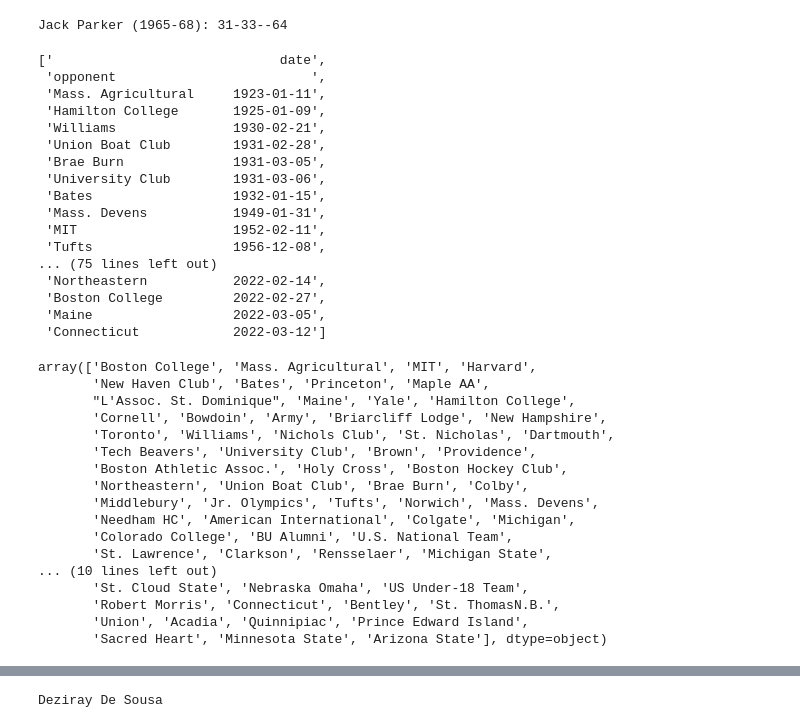
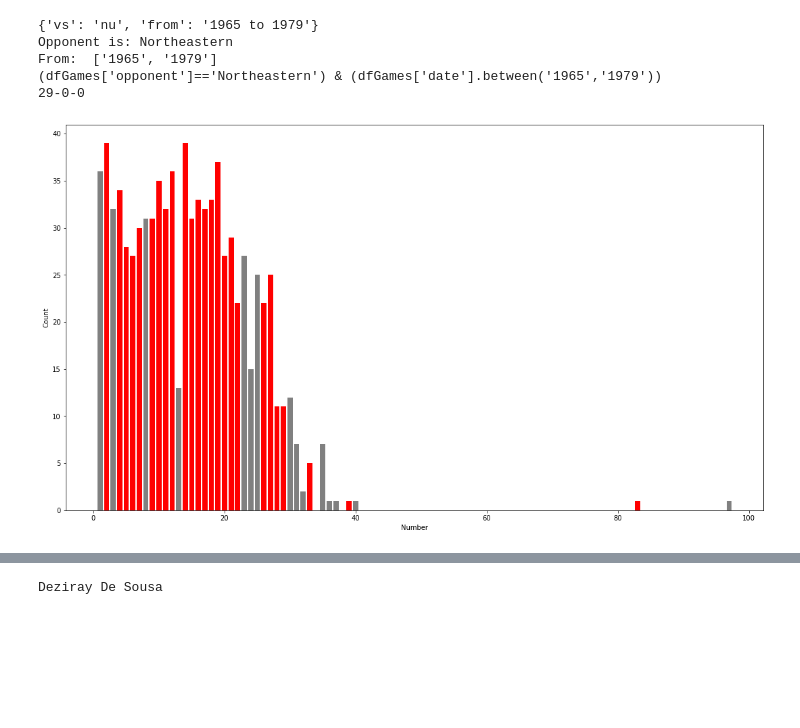
Before and after one commit to redsoxfan2194/buhockeystats, a Jupyter notebook: iPythonNoteBooks/BU Record Book-Clean.ipynb, the cells around one changed output, grey strips where cells are left out. Drawn from its saved outputs; the diff is of its cells as text; code cells hidden in the pictures; blank space fills up the shorter version.

```diff
--- a/iPythonNoteBooks/BU Record Book-Clean.ipynb
+++ b/iPythonNoteBooks/BU Record Book-Clean.ipynb
@@ -2058,7 +2058,7 @@ def getBeanpotStats(dfBean,query):
 #query='last game in 7+ goal games under albie'
 #query="#33 in 2018-19"
 #query="1994 beanpot eberly"
-query="jack parker career statline"
+query="record vs nu from 1965 to 1979"
 query,gender=determineGender(query)
 query=query.lstrip(' ')
 if(gender=='Womens'):
@@ -2098,44 +2098,29 @@ if(result==''):
         result=getPlayerStats(playerDfs,query)
 print(result)
 # %% [output]
-Jack Parker (1965-68): 31-33--64
+{'vs': 'nu', 'from': '1965 to 1979'}
+Opponent is: Northeastern
+From:  ['1965', '1979']
+(dfGames['opponent']=='Northeastern') & (dfGames['date'].between('1965','1979'))
+29-0-0
-# %%
-dfGames.loc[dfGames['tourney']!='Non-Colleigate'].groupby('opponent')[['date']].max().sort_values('date').to_string().split('\n')
-# %% [output]
-['                             date',
- 'opponent                         ',
- 'Mass. Agricultural     1923-01-11',
- 'Hamilton College       1925-01-09',
- 'Williams               1930-02-21',
- 'Union Boat Club        1931-02-28',
- 'Brae Burn              1931-03-05',
- 'University Club        1931-03-06',
- 'Bates                  1932-01-15',
- 'Mass. Devens           1949-01-31',
- 'MIT                    1952-02-11',
- 'Tufts                  1956-12-08',
-... (75 lines left out)
- 'Northeastern           2022-02-14',
- 'Boston College         2022-02-27',
- 'Maine                  2022-03-05',
- 'Connecticut            2022-03-12']
-# %%
-dfGames['opponent'].unique()
-# %% [output]
-array(['Boston College', 'Mass. Agricultural', 'MIT', 'Harvard',
-       'New Haven Club', 'Bates', 'Princeton', 'Maple AA',
-       "L'Assoc. St. Dominique", 'Maine', 'Yale', 'Hamilton College',
-       'Cornell', 'Bowdoin', 'Army', 'Briarcliff Lodge', 'New Hampshire',
-       'Toronto', 'Williams', 'Nichols Club', 'St. Nicholas', 'Dartmouth',
-       'Tech Beavers', 'University Club', 'Brown', 'Providence',
-       'Boston Athletic Assoc.', 'Holy Cross', 'Boston Hockey Club',
-       'Northeastern', 'Union Boat Club', 'Brae Burn', 'Colby',
-       'Middlebury', 'Jr. Olympics', 'Tufts', 'Norwich', 'Mass. Devens',
-       'Needham HC', 'American International', 'Colgate', 'Michigan',
-       'Colorado College', 'BU Alumni', 'U.S. National Team',
-       'St. Lawrence', 'Clarkson', 'Rensselaer', 'Michigan State',
-... (10 lines left out)
-       'St. Cloud State', 'Nebraska Omaha', 'US Under-18 Team',
-       'Robert Morris', 'Connecticut', 'Bentley', 'St. ThomasN.B.',
-       'Union', 'Acadia', 'Quinnipiac', 'Prince Edward Island',
-       'Sacred Heart', 'Minnesota State', 'Arizona State'], dtype=object)
+# %%
+import matplotlib.pyplot as plt
+fig = plt.gcf()
+fig.set_size_inches(18.5, 10.5)
+nums=list(dfJerseyMens.groupby('number').count()['season'].index)
+count=list(dfJerseyMens.groupby('number').count()['season'])
+numsW=list(dfJerseyWomens.groupby('number').count()['season'].index)
+countW=list(dfJerseyWomens.groupby('number').count()['season'])
+curr=list(dfJerseyMens.loc[dfJerseyMens['season'].str.contains('1999-00')]['number'])
+for i in range(len(nums)):
+    if(nums[i] in curr):
+        plt.bar(nums[i],count[i],color='red')
+    else:
+        plt.bar(nums[i],count[i],color='grey')
+#plt.bar(numsW,countW,color='green')
+plt.xlabel('Number')
+plt.ylabel('Count')
+#plt.xticks(nums)
+plt.show()
+# %% [output]
+[figure, added]
```
Also changed, not shown: parts of 7 cells of this notebook.
